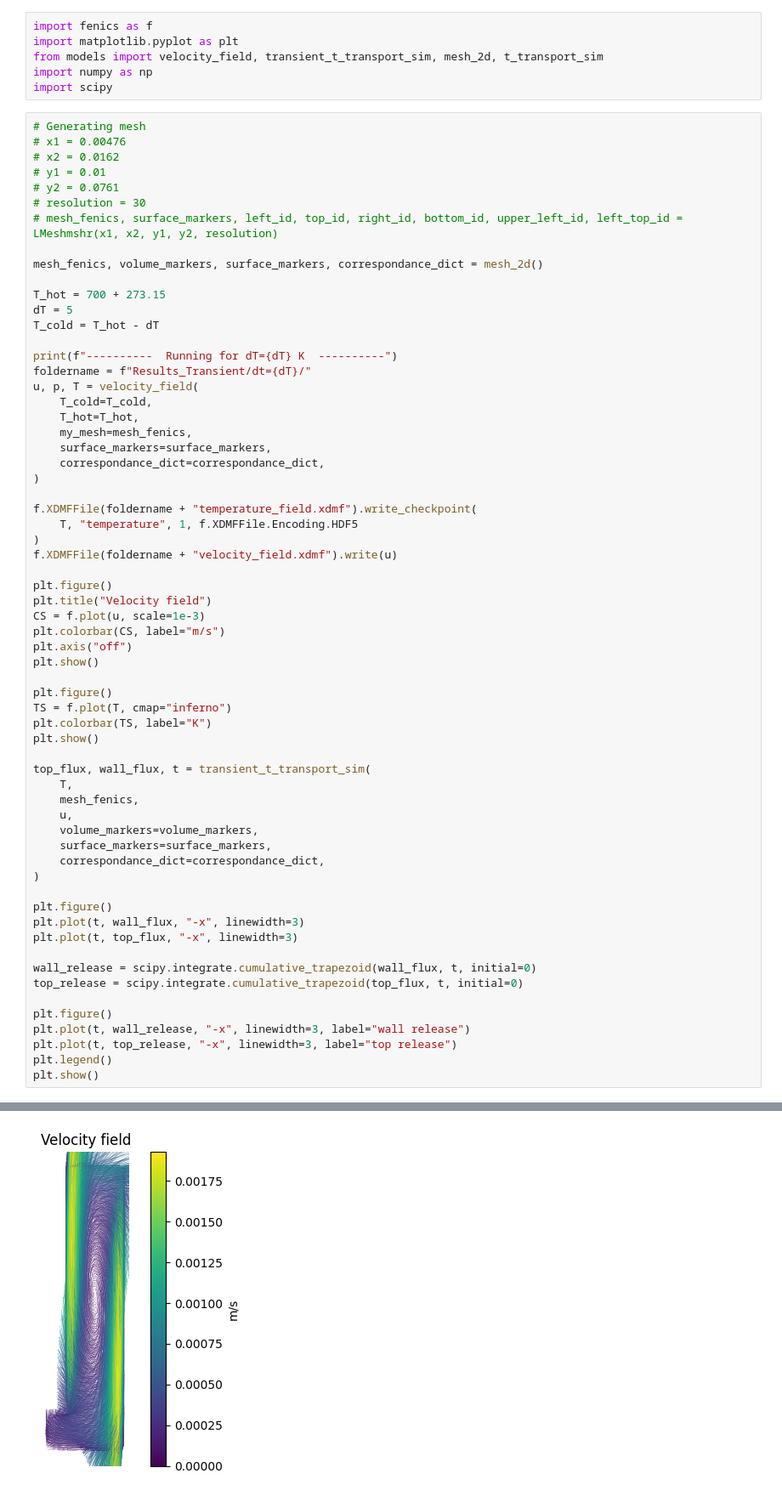
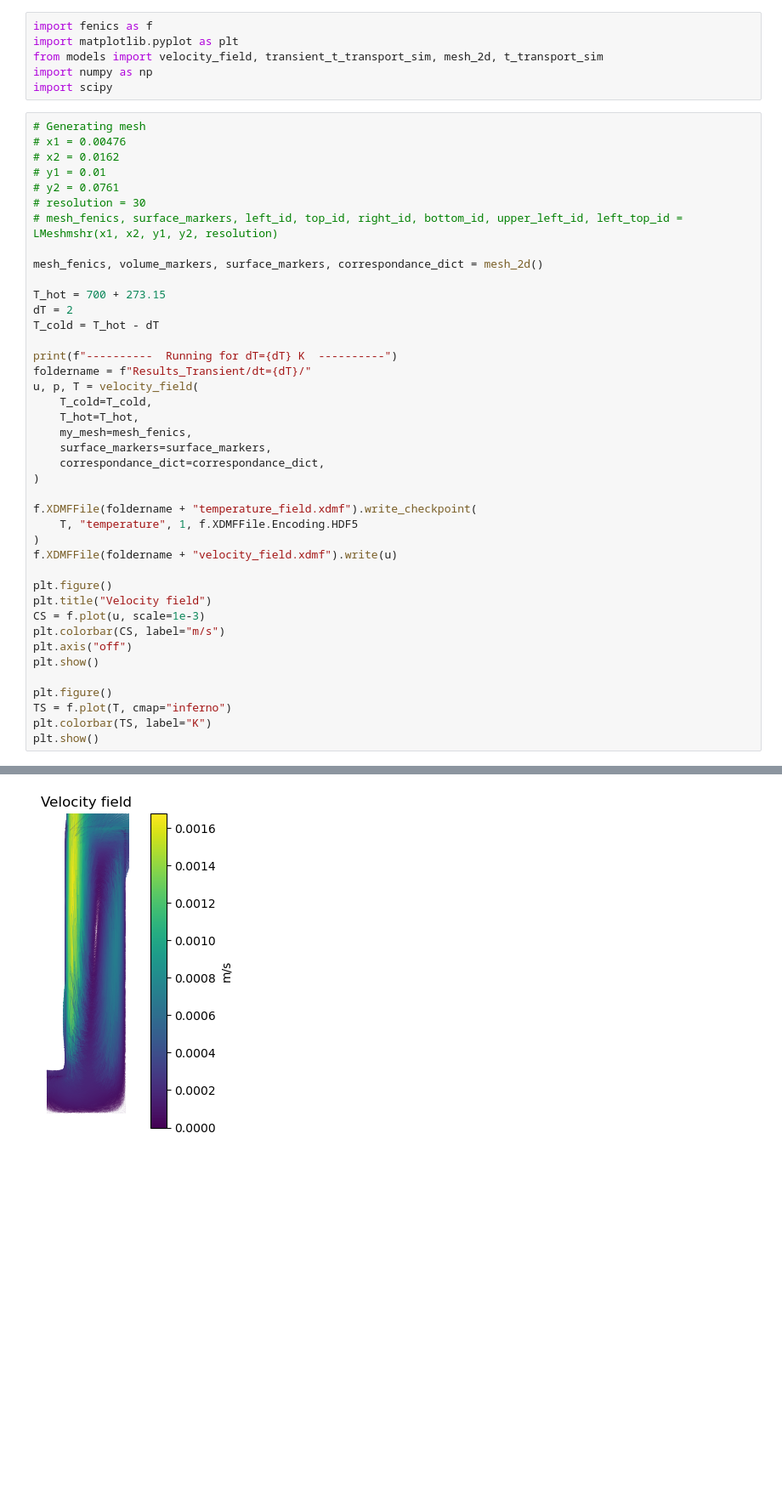
Before and after one commit to WeaverC20/LIBRADiff, a Jupyter notebook: BABY_2D_Transient_Simulation.ipynb, the cells around one changed output, grey strips where cells are left out. Shown at 85% size. Saved outputs shown, nothing was run; the diff lists cells and outputs as text; blank space fills up the shorter version.

```diff
--- a/BABY_2D_Transient_Simulation.ipynb
+++ b/BABY_2D_Transient_Simulation.ipynb
@@ -16,7 +16,7 @@ import scipy
 mesh_fenics, volume_markers, surface_markers, correspondance_dict = mesh_2d()
 
 T_hot = 700 + 273.15
-dT = 5
+dT = 2
 T_cold = T_hot - dT
 
 print(f"----------  Running for dT={dT} K  ----------")
@@ -45,26 +45,4 @@ plt.figure()
 TS = f.plot(T, cmap="inferno")
 plt.colorbar(TS, label="K")
 plt.show()
-
-top_flux, wall_flux, t = transient_t_transport_sim(
-    T,
-    mesh_fenics,
-    u,
-    volume_markers=volume_markers,
-    surface_markers=surface_markers,
-    correspondance_dict=correspondance_dict,
-)
-
-plt.figure()
-plt.plot(t, wall_flux, "-x", linewidth=3)
-plt.plot(t, top_flux, "-x", linewidth=3)
-
-wall_release = scipy.integrate.cumulative_trapezoid(wall_flux, t, initial=0)
-top_release = scipy.integrate.cumulative_trapezoid(top_flux, t, initial=0)
-
-plt.figure()
-plt.plot(t, wall_release, "-x", linewidth=3, label="wall release")
-plt.plot(t, top_release, "-x", linewidth=3, label="top release")
-plt.legend()
-plt.show()
 # %% [output]
@@ -77 +67 @@ Running for factor=1.0e+00
-[figure, old version]
+[figure, new version]
```
Also changed, not shown: parts of 4 cells of this notebook, 1 other file.
